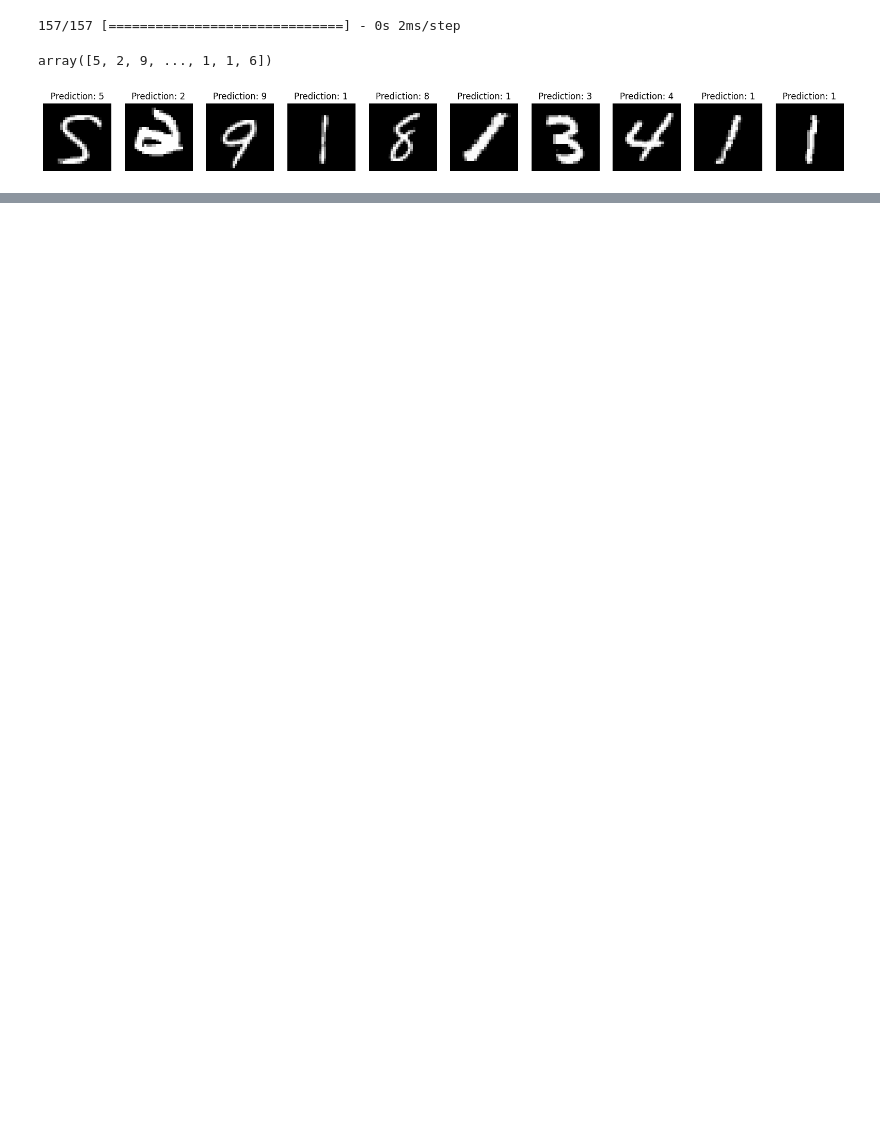
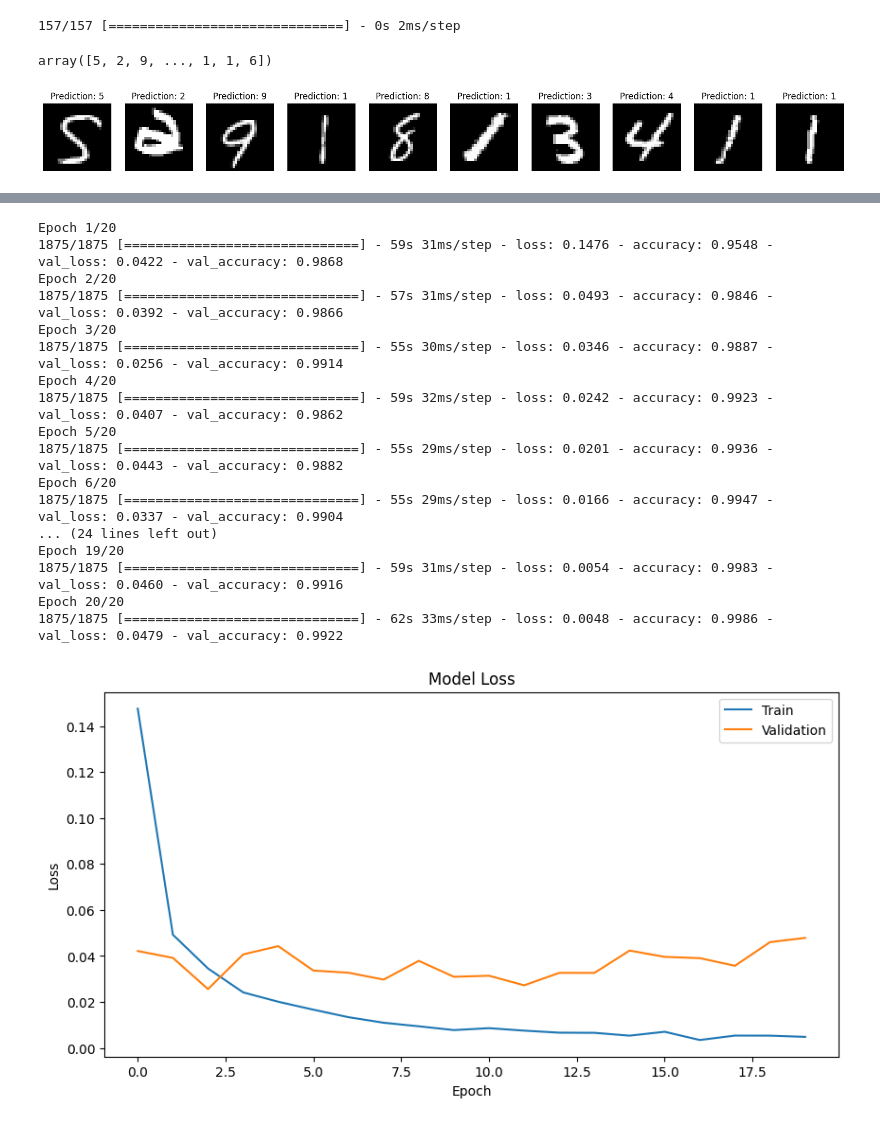
Before and after one commit to LuisMav23/MNIST-Classifier, a Jupyter notebook: Notebooks/MNIST_Classifier_Model.ipynb, the cells around one changed output, grey strips where cells are left out. Drawn from its saved outputs; the diff is of its cells as text; code cells hidden in the pictures; blank space fills up the shorter version.

```diff
--- a/Notebooks/MNIST_Classifier_Model.ipynb
+++ b/Notebooks/MNIST_Classifier_Model.ipynb
@@ -82,3 +69,5 @@ print(y_valid.shape)
+# %%
+X_test_cnn, X_valid_cnn, y_test_cnn, y_valid_cnn = train_test_split(X_test_cnn, y_test, test_size=0.5, random_state=0)
 # %% [markdown]
 ## Model Creation
 # %% [markdown]
@@ -185,0 +173,18 @@ plt.show()
+# %%
+cnn = tf.keras.models.Sequential([
+    tf.keras.layers.Conv2D(32, (3, 3), activation='relu', input_shape=(28,28,1)),
+    tf.keras.layers.MaxPooling2D((2, 2)),
+
+    tf.keras.layers.Conv2D(64, (3, 3), activation='relu'),
+    tf.keras.layers.MaxPooling2D((2, 2)),
+
+    tf.keras.layers.Conv2D(64, (3, 3), activation='relu'),
+
+    tf.keras.layers.Flatten(),
+    tf.keras.layers.Dense(64, activation='relu'),
+
+    tf.keras.layers.Dense(10, activation='softmax')
+])
+# %%
+cnn.compile(loss='categorical_crossentropy',optimizer=tf.keras.optimizers.Adam(learning_rate=0.001), metrics=['accuracy'])
+cnn.summary()
@@ -185,0 +209,39 @@ plt.show()
+# %%
+history = cnn.fit(X_train, y_train, epochs=20, batch_size=32, validation_data=(X_valid_cnn, y_valid_cnn))
+
+plt.figure(figsize=(10, 5))
+plt.plot(history.history['loss'])
+plt.plot(history.history['val_loss'])
+plt.title('Model Loss')
+plt.ylabel('Loss')
+plt.xlabel('Epoch')
+plt.legend(['Train', 'Validation'], loc='upper right')
+plt.show()
+
+plt.figure(figsize=(10, 5))
+plt.plot(history.history['accuracy'])
+plt.plot(history.history['val_accuracy'])
+plt.title('Model Accuracy')
+plt.ylabel('Loss')
+plt.xlabel('Epoch')
+plt.legend(['Train', 'Validation'], loc='upper right')
+plt.show()
+# %% [output]
+Epoch 1/20
+1875/1875 [==============================] - 59s 31ms/step - loss: 0.1476 - accuracy: 0.9548 - val_loss: 0.0422 - val_accuracy: 0.9868
+Epoch 2/20
+1875/1875 [==============================] - 57s 31ms/step - loss: 0.0493 - accuracy: 0.9846 - val_loss: 0.0392 - val_accuracy: 0.9866
+Epoch 3/20
+1875/1875 [==============================] - 55s 30ms/step - loss: 0.0346 - accuracy: 0.9887 - val_loss: 0.0256 - val_accuracy: 0.9914
+Epoch 4/20
+1875/1875 [==============================] - 59s 32ms/step - loss: 0.0242 - accuracy: 0.9923 - val_loss: 0.0407 - val_accuracy: 0.9862
+Epoch 5/20
+1875/1875 [==============================] - 55s 29ms/step - loss: 0.0201 - accuracy: 0.9936 - val_loss: 0.0443 - val_accuracy: 0.9882
+Epoch 6/20
+1875/1875 [==============================] - 55s 29ms/step - loss: 0.0166 - accuracy: 0.9947 - val_loss: 0.0337 - val_accuracy: 0.9904
+... (24 lines left out)
+Epoch 19/20
+1875/1875 [==============================] - 59s 31ms/step - loss: 0.0054 - accuracy: 0.9983 - val_loss: 0.0460 - val_accuracy: 0.9916
+Epoch 20/20
+1875/1875 [==============================] - 62s 33ms/step - loss: 0.0048 - accuracy: 0.9986 - val_loss: 0.0479 - val_accuracy: 0.9922
+[figure, added]
```
Also changed, not shown: parts of 19 cells of this notebook, 8 other files.
